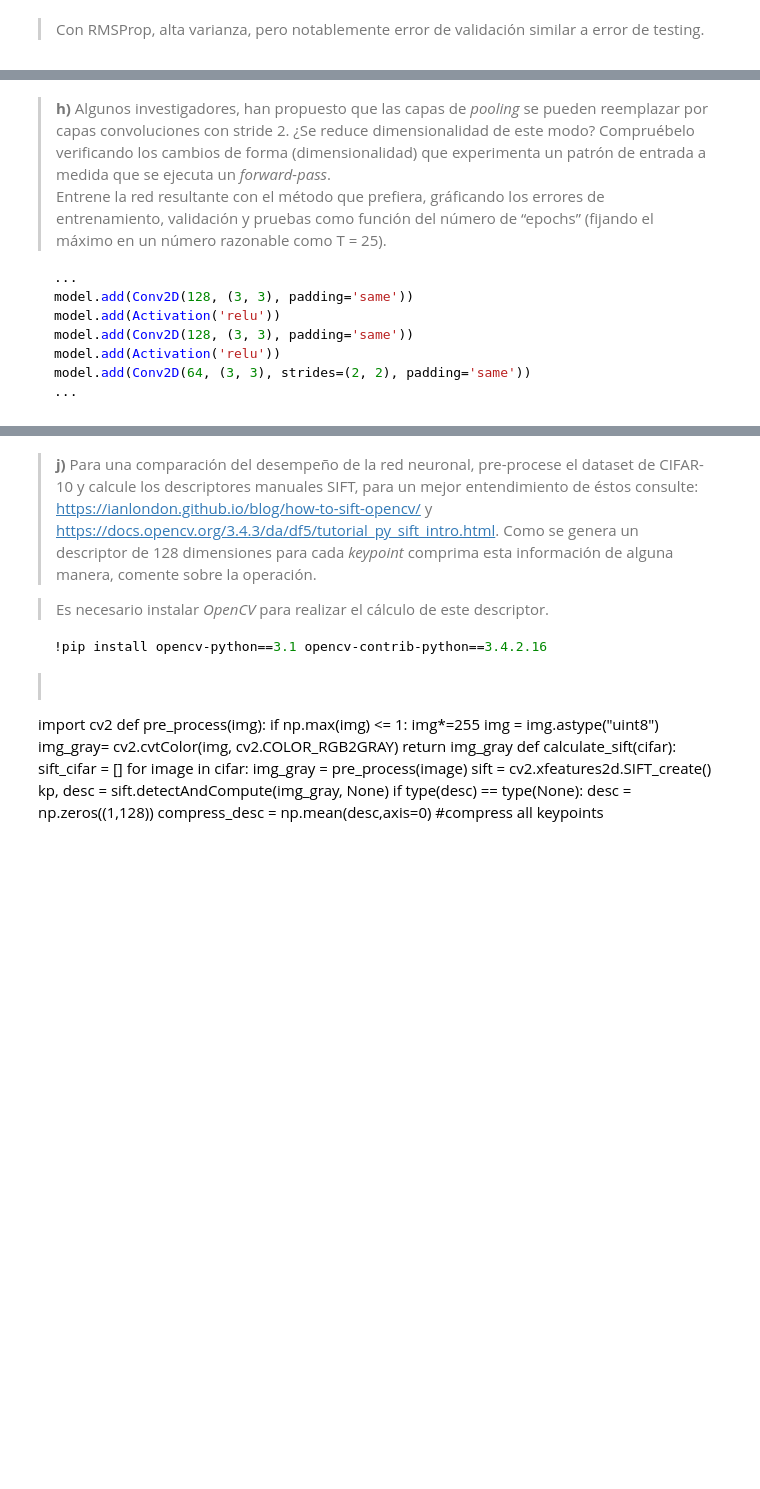
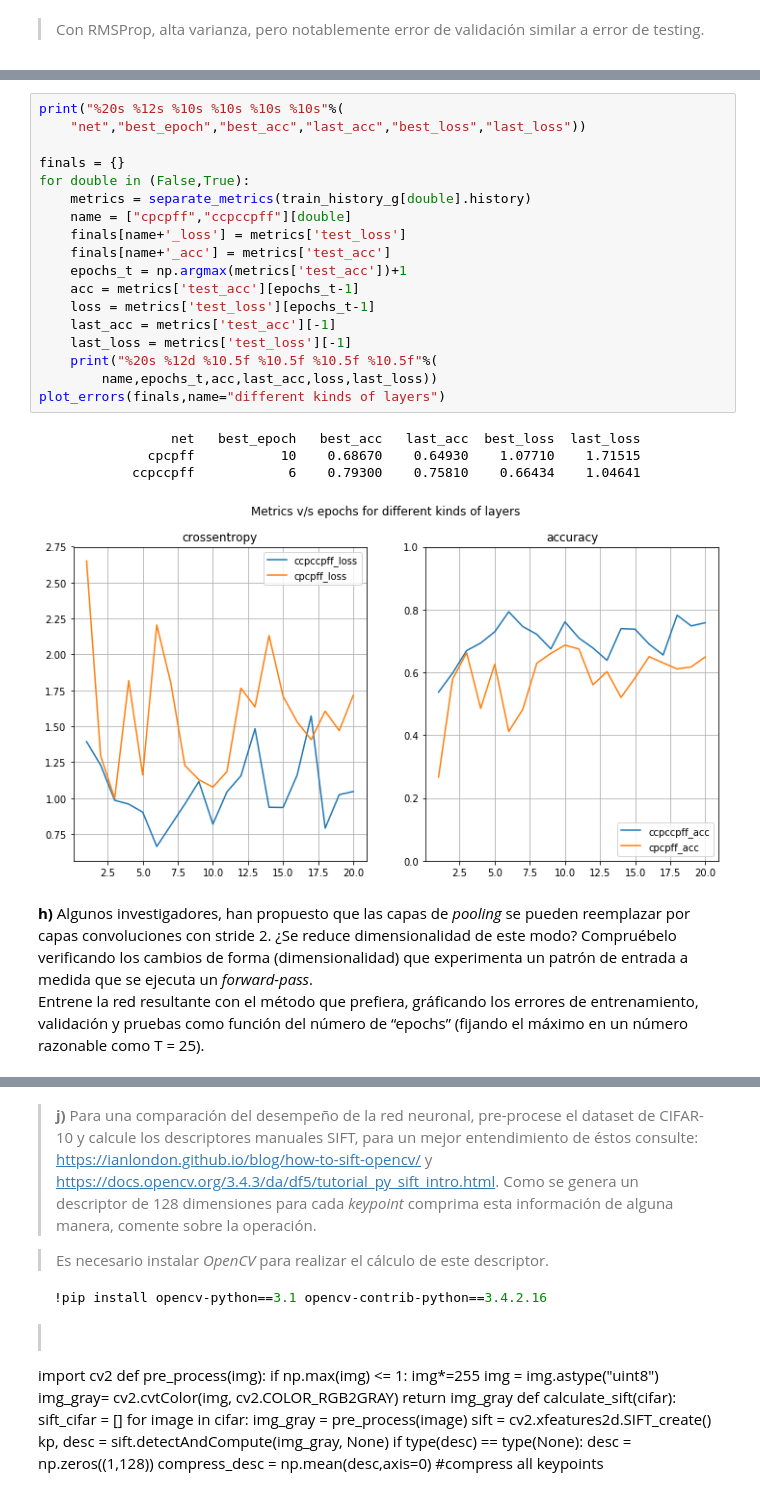
Before and after one commit to Autopawn/ann-tarea2, a Jupyter notebook: tarea2_parte1.ipynb, the cells around one changed output, grey strips where cells are left out. Saved outputs shown, nothing was run; the diff lists cells and outputs as text; blank space fills up the shorter version.

````diff
--- a/tarea2_parte1.ipynb
+++ b/tarea2_parte1.ipynb
@@ -442,12 +405,26 @@ model.add(Dropout(0.25))
+# %%
+print("%20s %12s %10s %10s %10s %10s"%(
+    "net","best_epoch","best_acc","last_acc","best_loss","last_loss"))
+
+finals = {}
+for double in (False,True):
+    metrics = separate_metrics(train_history_g[double].history)
+    name = ["cpcpff","ccpccpff"][double]
+    finals[name+'_loss'] = metrics['test_loss']
+    finals[name+'_acc'] = metrics['test_acc']
+    epochs_t = np.argmax(metrics['test_acc'])+1
+    acc = metrics['test_acc'][epochs_t-1]
+    loss = metrics['test_loss'][epochs_t-1]
+    last_acc = metrics['test_acc'][-1]
+    last_loss = metrics['test_loss'][-1]
+    print("%20s %12d %10.5f %10.5f %10.5f %10.5f"%(
+        name,epochs_t,acc,last_acc,loss,last_loss))
+plot_errors(finals,name="different kinds of layers")
+# %% [output]
+                 net   best_epoch   best_acc   last_acc  best_loss  last_loss
+              cpcpff           10    0.68670    0.64930    1.07710    1.71515
+            ccpccpff            6    0.79300    0.75810    0.66434    1.04641
+[figure, added]
 # %% [markdown]
-> **h)** Algunos investigadores, han propuesto que las capas de *pooling* se pueden reemplazar por capas convoluciones con stride 2. ¿Se reduce dimensionalidad de este modo? Compruébelo verificando los cambios de forma (dimensionalidad) que experimenta un patrón de entrada a medida que se ejecuta un *forward-pass*.
+**h)** Algunos investigadores, han propuesto que las capas de *pooling* se pueden reemplazar por capas convoluciones con stride 2. ¿Se reduce dimensionalidad de este modo? Compruébelo verificando los cambios de forma (dimensionalidad) que experimenta un patrón de entrada a medida que se ejecuta un *forward-pass*.
 Entrene la red resultante con el método que prefiera, gráficando los errores de entrenamiento, validación y pruebas como función del número de “epochs” (fijando el máximo en un número razonable como T = 25).
-```python
-...
-model.add(Conv2D(128, (3, 3), padding='same'))
-model.add(Activation('relu'))
-model.add(Conv2D(128, (3, 3), padding='same'))
-model.add(Activation('relu'))
-model.add(Conv2D(64, (3, 3), strides=(2, 2), padding='same'))
-...
-```
````
Also changed, not shown: parts of 15 cells of this notebook.
